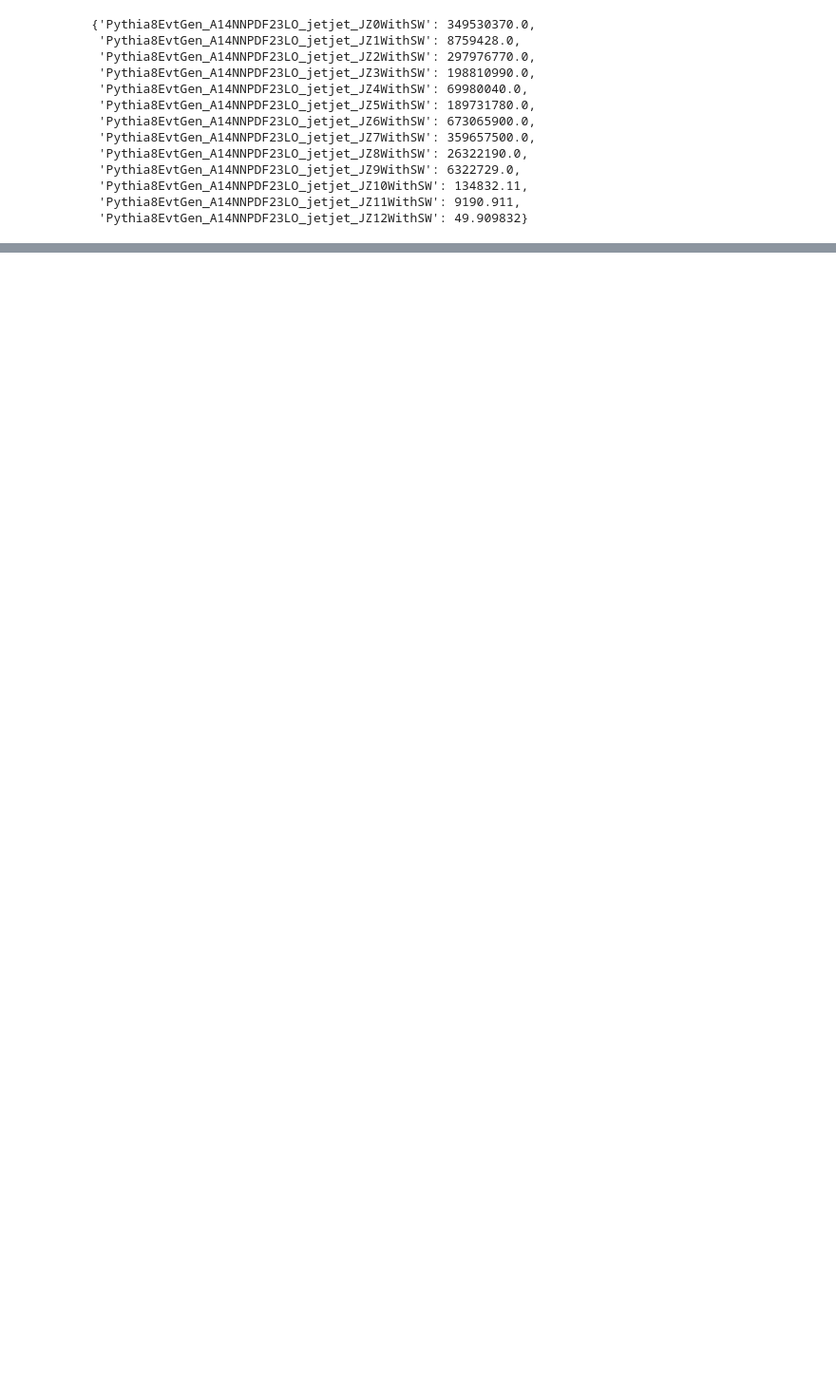
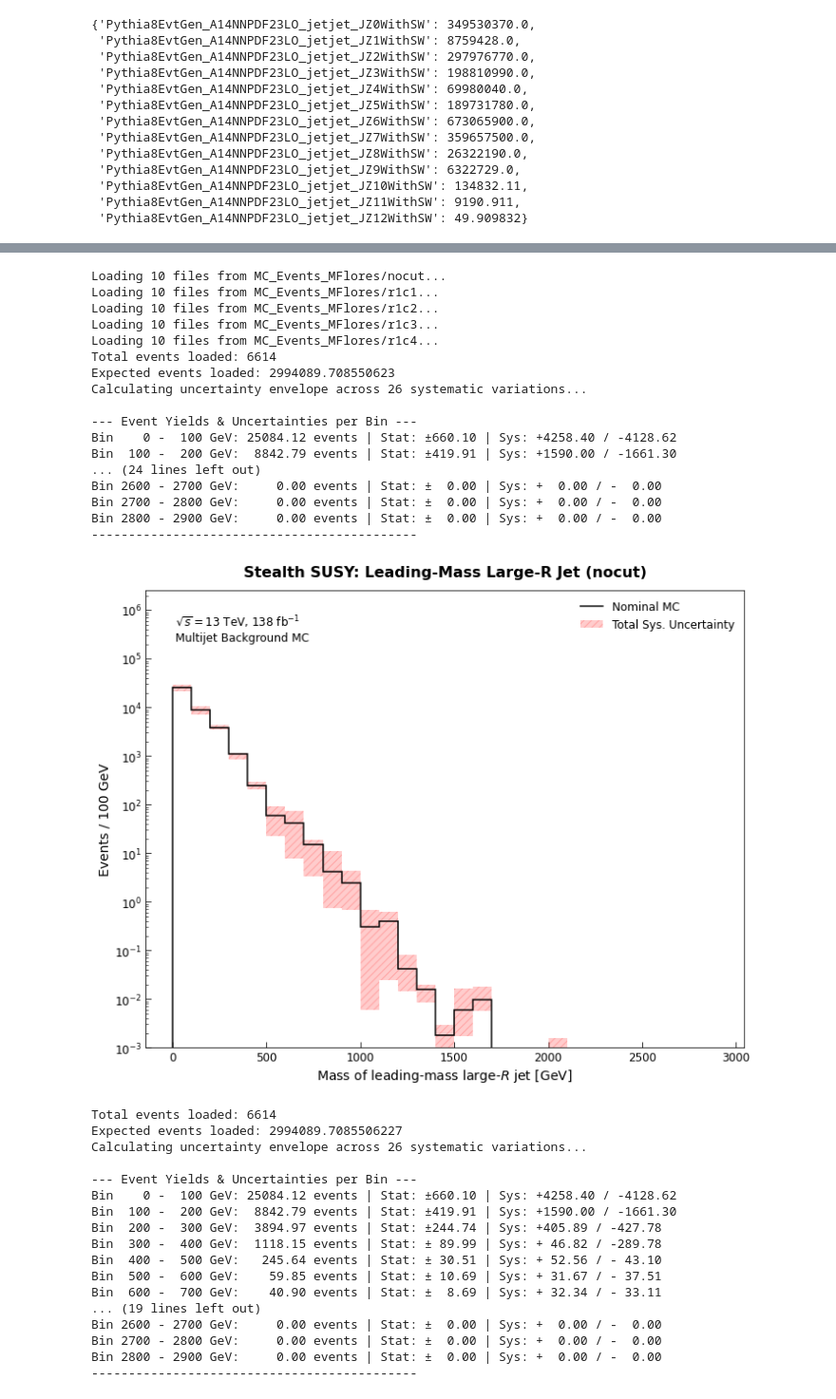
Before and after one commit to sherkaicode/Non-Resonant-AD, a Jupyter notebook: STEALTH_SUSY/QCD_check.ipynb, the cells around one changed output, grey strips where cells are left out. Shown at 95% size. Cells and saved outputs as stored; diff of their text form; code cells hidden in the pictures; blank space fills up the shorter version.

```diff
--- a/STEALTH_SUSY/QCD_check.ipynb
+++ b/STEALTH_SUSY/QCD_check.ipynb
@@ -954,2 +916,48 @@ Calculating uncertainty envelope across 26 systematic variations...
 # %%
-plot_dataframe()
+df0 = load_region_data("MC_Events_MFlores/nocut")
+df1 = load_region_data("MC_Events_MFlores/r1c1")
+df2 = load_region_data("MC_Events_MFlores/r1c2")
+df3 = load_region_data("MC_Events_MFlores/r1c3")
+df4 = load_region_data("MC_Events_MFlores/r1c4")
+
+plot_dataframe(df0, "nocut", "lead_mass_ljet_mass", 100)
+plot_dataframe(df1, "r1c1", "lead_mass_ljet_mass", 100)
+plot_dataframe(df2, "r1c2", "lead_mass_ljet_mass", 100)
+plot_dataframe(df3, "r1c3", "lead_mass_ljet_mass", 100)
+plot_dataframe(df4, "r1c4", "lead_mass_ljet_mass", 100)
+# %% [output]
+Loading 10 files from MC_Events_MFlores/nocut...
+Loading 10 files from MC_Events_MFlores/r1c1...
+Loading 10 files from MC_Events_MFlores/r1c2...
+Loading 10 files from MC_Events_MFlores/r1c3...
+Loading 10 files from MC_Events_MFlores/r1c4...
+Total events loaded: 6614
+Expected events loaded: 2994089.708550623
+Calculating uncertainty envelope across 26 systematic variations...
+
+--- Event Yields & Uncertainties per Bin ---
+Bin    0 -  100 GeV: 25084.12 events | Stat: ±660.10 | Sys: +4258.40 / -4128.62
+Bin  100 -  200 GeV:  8842.79 events | Stat: ±419.91 | Sys: +1590.00 / -1661.30
+... (24 lines left out)
+Bin 2600 - 2700 GeV:     0.00 events | Stat: ±  0.00 | Sys: +  0.00 / -  0.00
+Bin 2700 - 2800 GeV:     0.00 events | Stat: ±  0.00 | Sys: +  0.00 / -  0.00
+Bin 2800 - 2900 GeV:     0.00 events | Stat: ±  0.00 | Sys: +  0.00 / -  0.00
+--------------------------------------------
+[figure, added]
+Total events loaded: 6614
+Expected events loaded: 2994089.7085506227
+Calculating uncertainty envelope across 26 systematic variations...
+
+--- Event Yields & Uncertainties per Bin ---
+Bin    0 -  100 GeV: 25084.12 events | Stat: ±660.10 | Sys: +4258.40 / -4128.62
+Bin  100 -  200 GeV:  8842.79 events | Stat: ±419.91 | Sys: +1590.00 / -1661.30
+Bin  200 -  300 GeV:  3894.97 events | Stat: ±244.74 | Sys: +405.89 / -427.78
+Bin  300 -  400 GeV:  1118.15 events | Stat: ± 89.99 | Sys: + 46.82 / -289.78
+Bin  400 -  500 GeV:   245.64 events | Stat: ± 30.51 | Sys: + 52.56 / - 43.10
+Bin  500 -  600 GeV:    59.85 events | Stat: ± 10.69 | Sys: + 31.67 / - 37.51
+Bin  600 -  700 GeV:    40.90 events | Stat: ±  8.69 | Sys: + 32.34 / - 33.11
+... (19 lines left out)
+Bin 2600 - 2700 GeV:     0.00 events | Stat: ±  0.00 | Sys: +  0.00 / -  0.00
+Bin 2700 - 2800 GeV:     0.00 events | Stat: ±  0.00 | Sys: +  0.00 / -  0.00
+Bin 2800 - 2900 GeV:     0.00 events | Stat: ±  0.00 | Sys: +  0.00 / -  0.00
+--------------------------------------------
```
Also changed, not shown: parts of 4 cells of this notebook.
